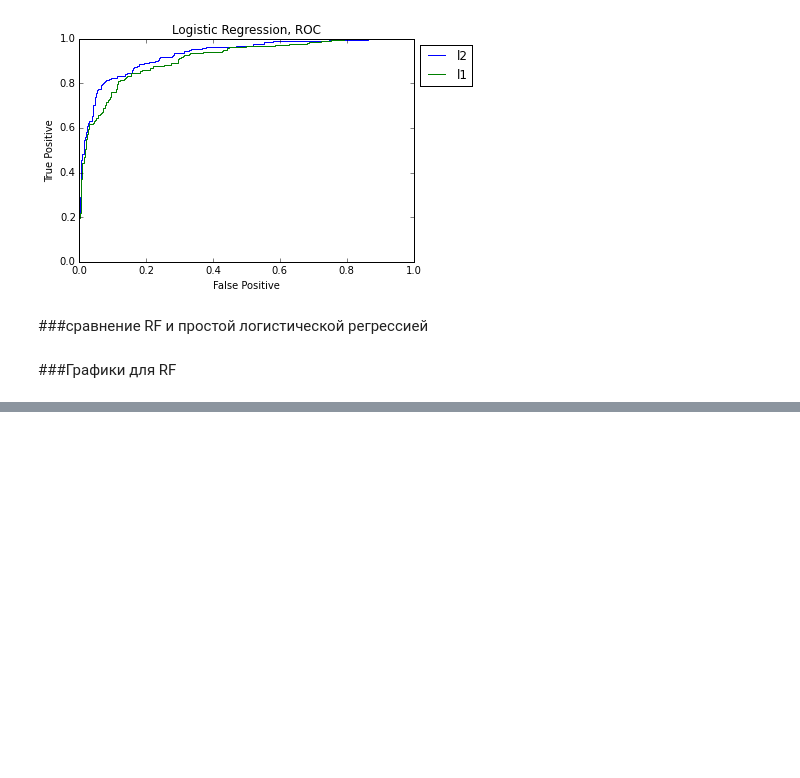
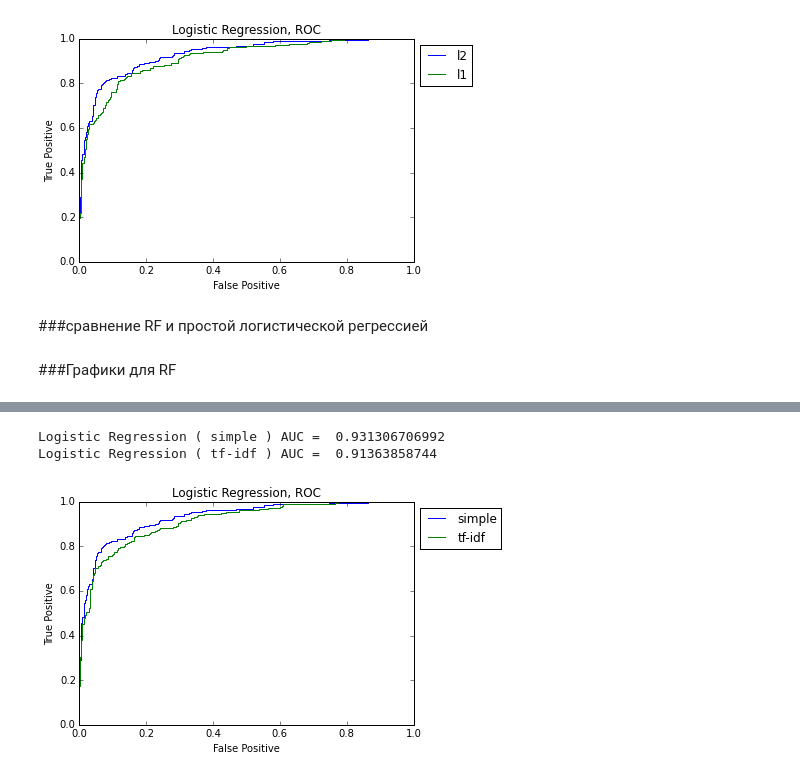
Before and after one commit to ermakovpetr/posneg, a Jupyter notebook: main.ipynb, the cells around one changed output, grey strips where cells are left out. Drawn from its saved outputs; the diff is of its cells as text; code cells hidden in the pictures; blank space fills up the shorter version.

```diff
--- a/main.ipynb
+++ b/main.ipynb
@@ -141,0 +186,7 @@ Logistic Regression ( rf ) AUC =  0.964619284825
+# %%
+roc_curve('Logistic Regression, ROC', Y_test, logreg_1_predicted, label='simple')
+roc_curve('Logistic Regression, ROC', Y_test, logreg_4_predicted, label='tf-idf')
+# %% [output]
+Logistic Regression ( simple ) AUC =  0.931306706992
+Logistic Regression ( tf-idf ) AUC =  0.91363858744
+[figure, added]
```
Also changed, not shown: parts of 27 cells of this notebook.
